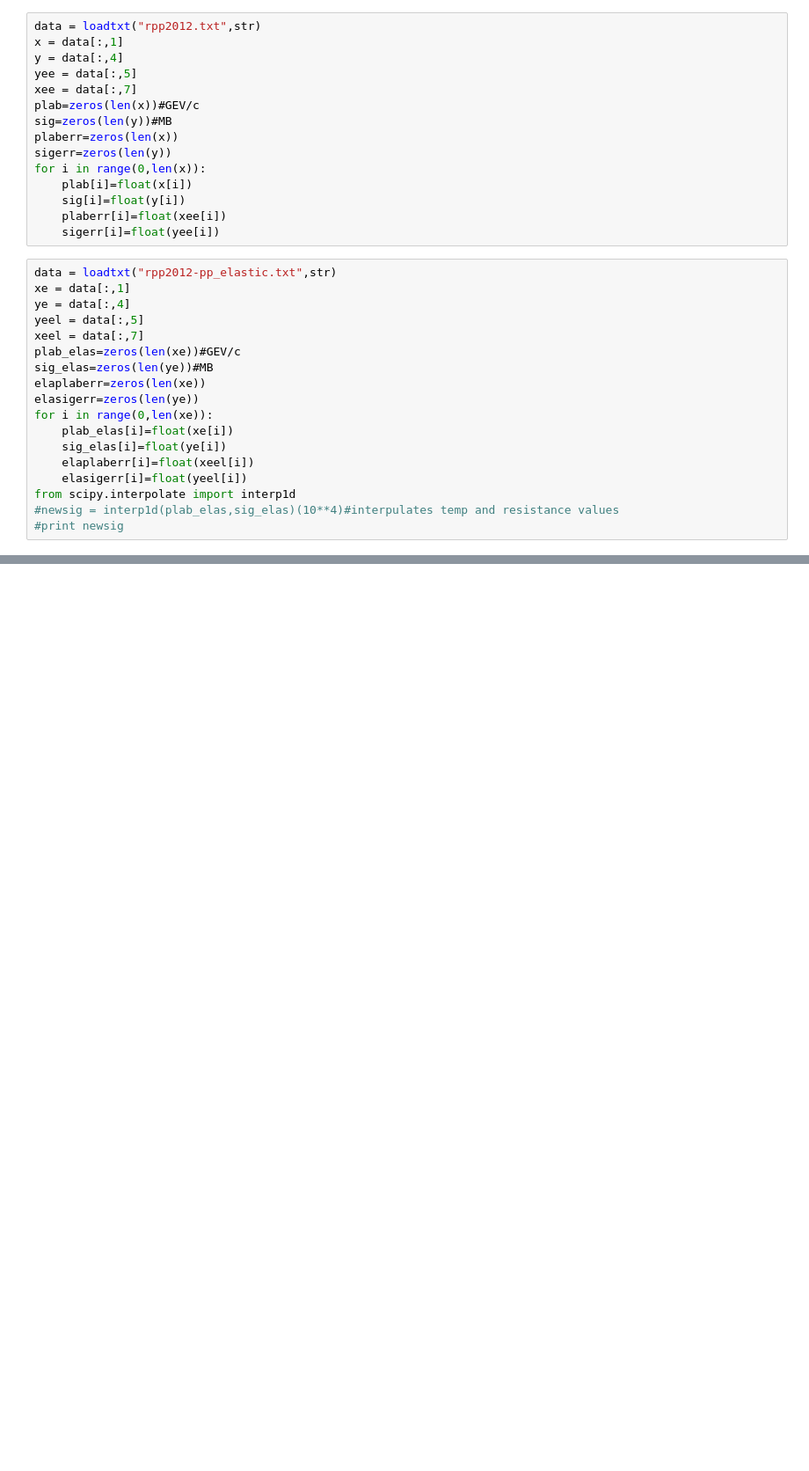
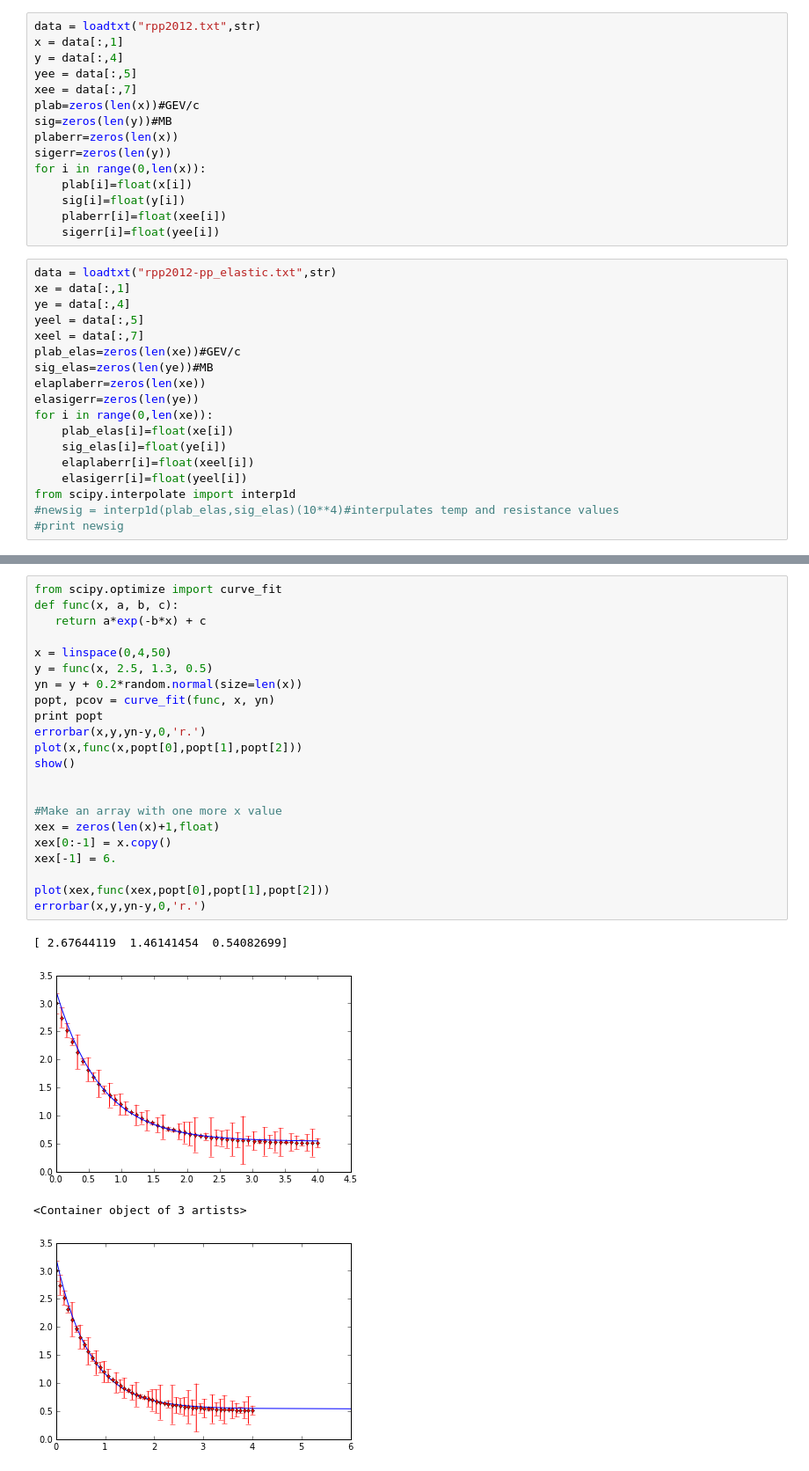
Before and after one commit to mmille60/PHYS202-SP2013, a Jupyter notebook: Project/plotting for ptoject.ipynb, the cells around one changed output, grey strips where cells are left out. Shown: that part at 88% size. Cells and saved outputs as stored; diff of their text form; blank space fills up the shorter version.

```diff
--- a/Project/plotting for ptoject.ipynb
+++ b/Project/plotting for ptoject.ipynb
@@ -55,0 +58,27 @@ show()
+# %%
+from scipy.optimize import curve_fit
+def func(x, a, b, c):
+   return a*exp(-b*x) + c
+
+x = linspace(0,4,50)
+y = func(x, 2.5, 1.3, 0.5)
+yn = y + 0.2*random.normal(size=len(x))
+popt, pcov = curve_fit(func, x, yn)
+print popt
+errorbar(x,y,yn-y,0,'r.')
+plot(x,func(x,popt[0],popt[1],popt[2]))
+show()
+
+
+#Make an array with one more x value
+xex = zeros(len(x)+1,float)
+xex[0:-1] = x.copy()
+xex[-1] = 6.
+
+plot(xex,func(xex,popt[0],popt[1],popt[2]))
+errorbar(x,y,yn-y,0,'r.')
+# %% [output]
+[ 2.67644119  1.46141454  0.54082699]
+[figure, added]
+<Container object of 3 artists>
+[figure, added]
```
Also changed, not shown: parts of 3 cells of this notebook, 3 other files.
